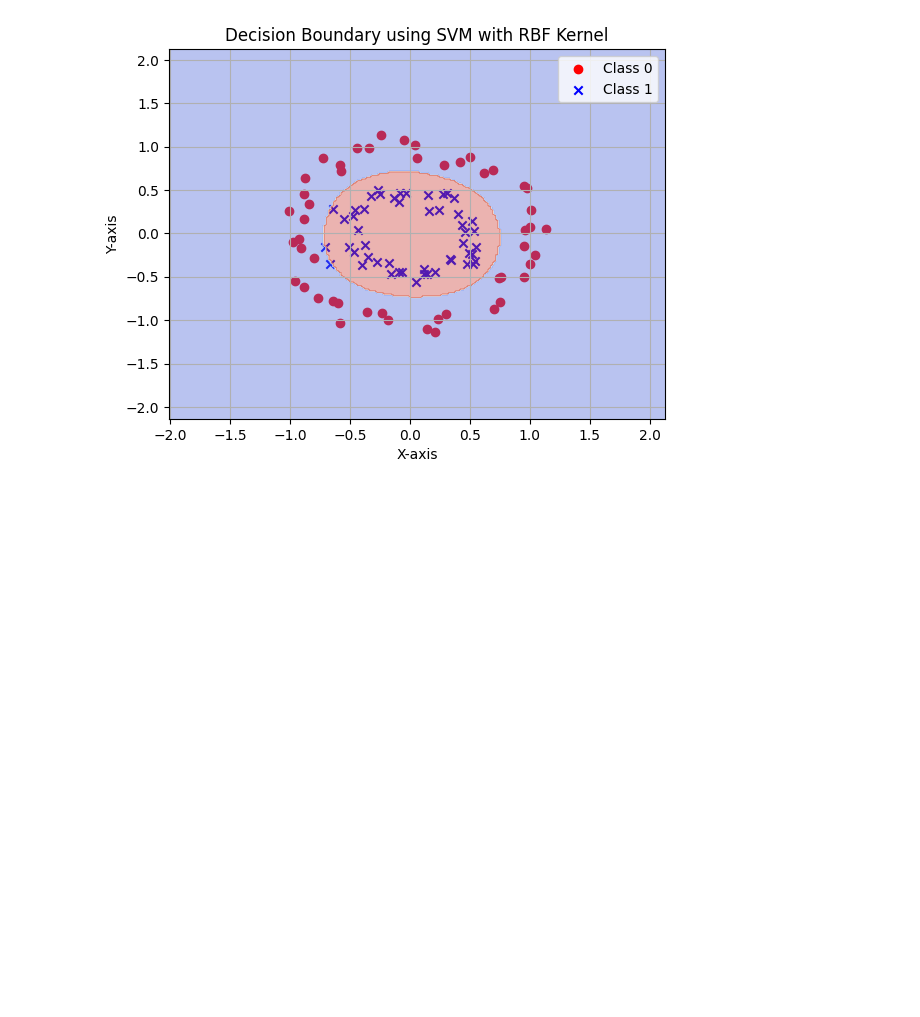
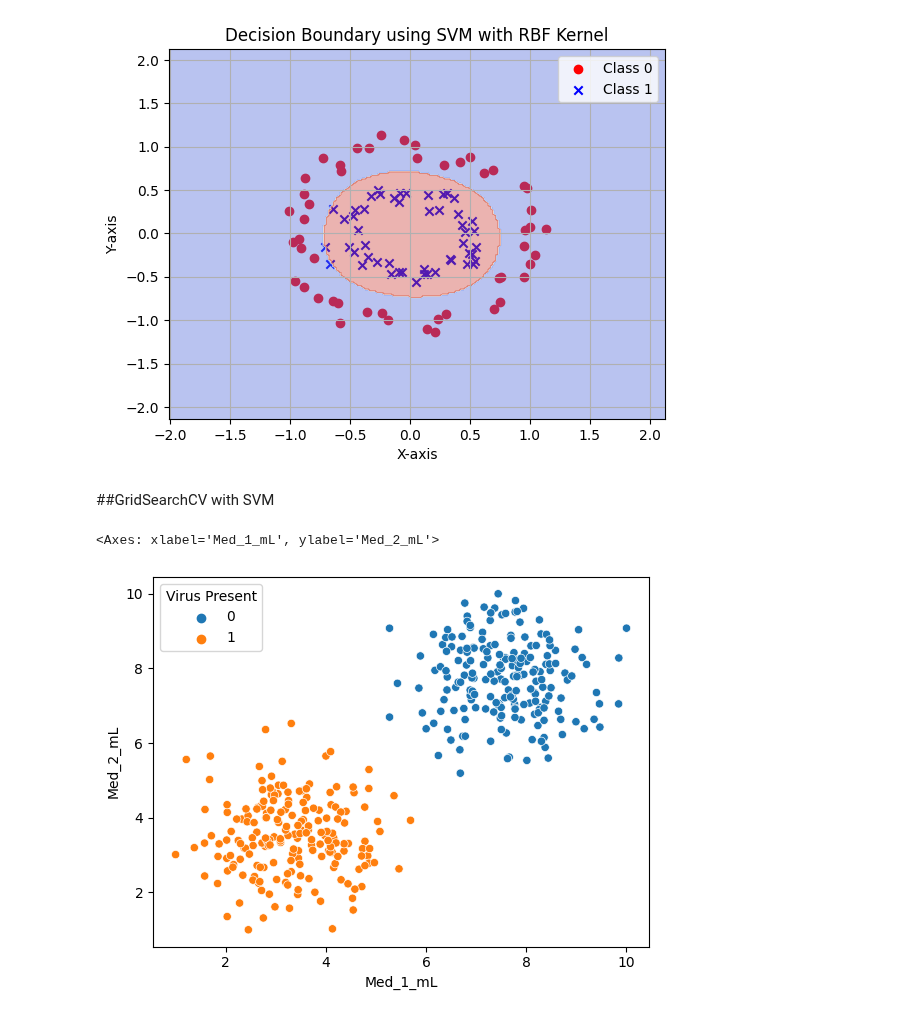
Before and after one commit to Metallicode/Math, a Jupyter notebook: Support_Vector_Machines_basic_theory.ipynb, the cells around one changed output. Drawn from its saved outputs; the diff is of its cells as text; code cells hidden in the pictures; blank space fills up the shorter version.

```diff
--- a/Support_Vector_Machines_basic_theory.ipynb
+++ b/Support_Vector_Machines_basic_theory.ipynb
@@ -479,3 +479,19 @@ plt.show()
 # %% [output]
 Accuracy: 1.0
 [figure]
+# %% [markdown]
+##GridSearchCV with SVM
+# %%
+import numpy as np
+import matplotlib.pyplot as plt
+import seaborn as sns
+import pandas as pd
+
+df = pd.read_csv("mouse_viral_study.csv")
+
+df
+# %%
+sns.scatterplot(data=df, x="Med_1_mL", y="Med_2_mL", hue="Virus Present")
+# %% [output]
+<Axes: xlabel='Med_1_mL', ylabel='Med_2_mL'>
+[figure, added]
```
Also changed, not shown: parts of 8 cells of this notebook.
